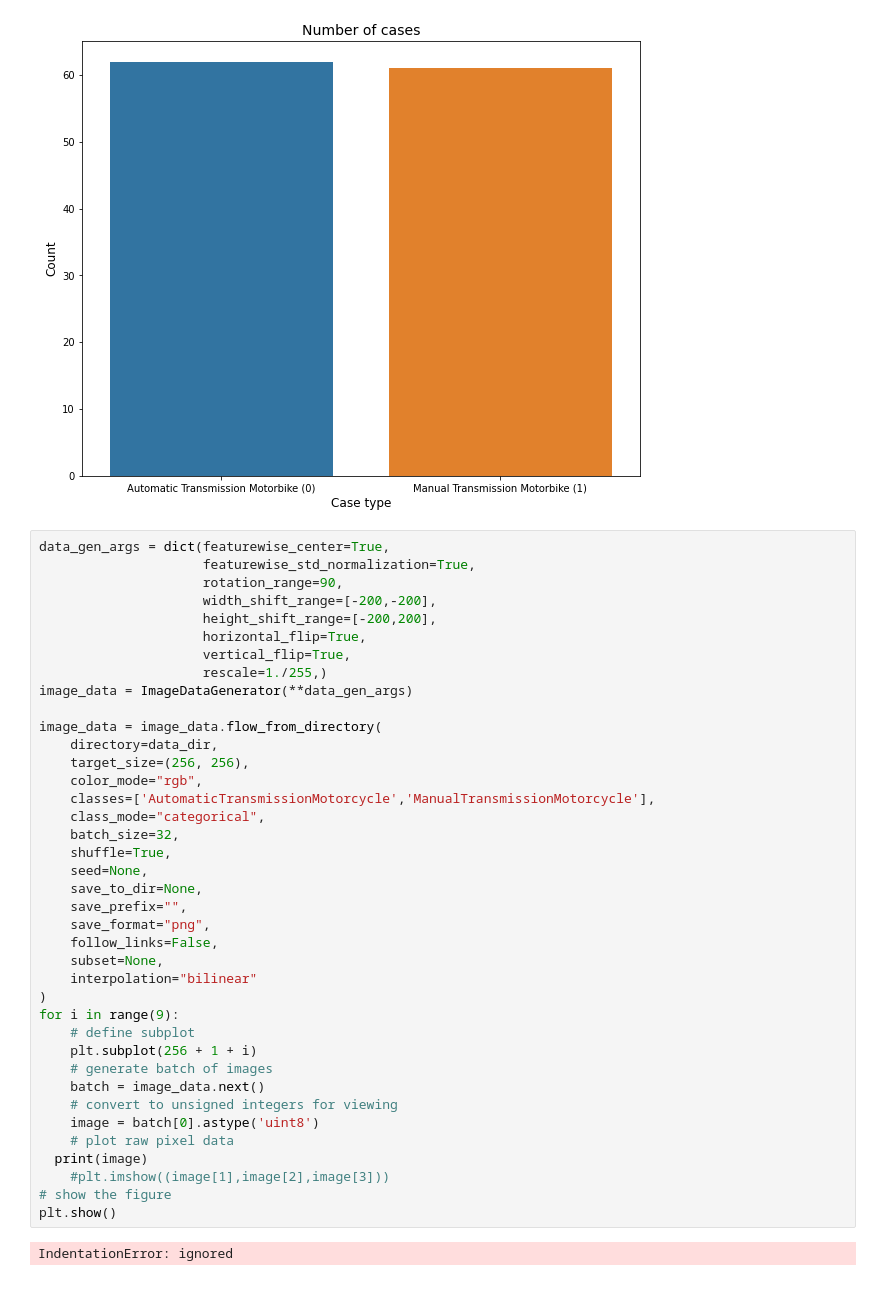
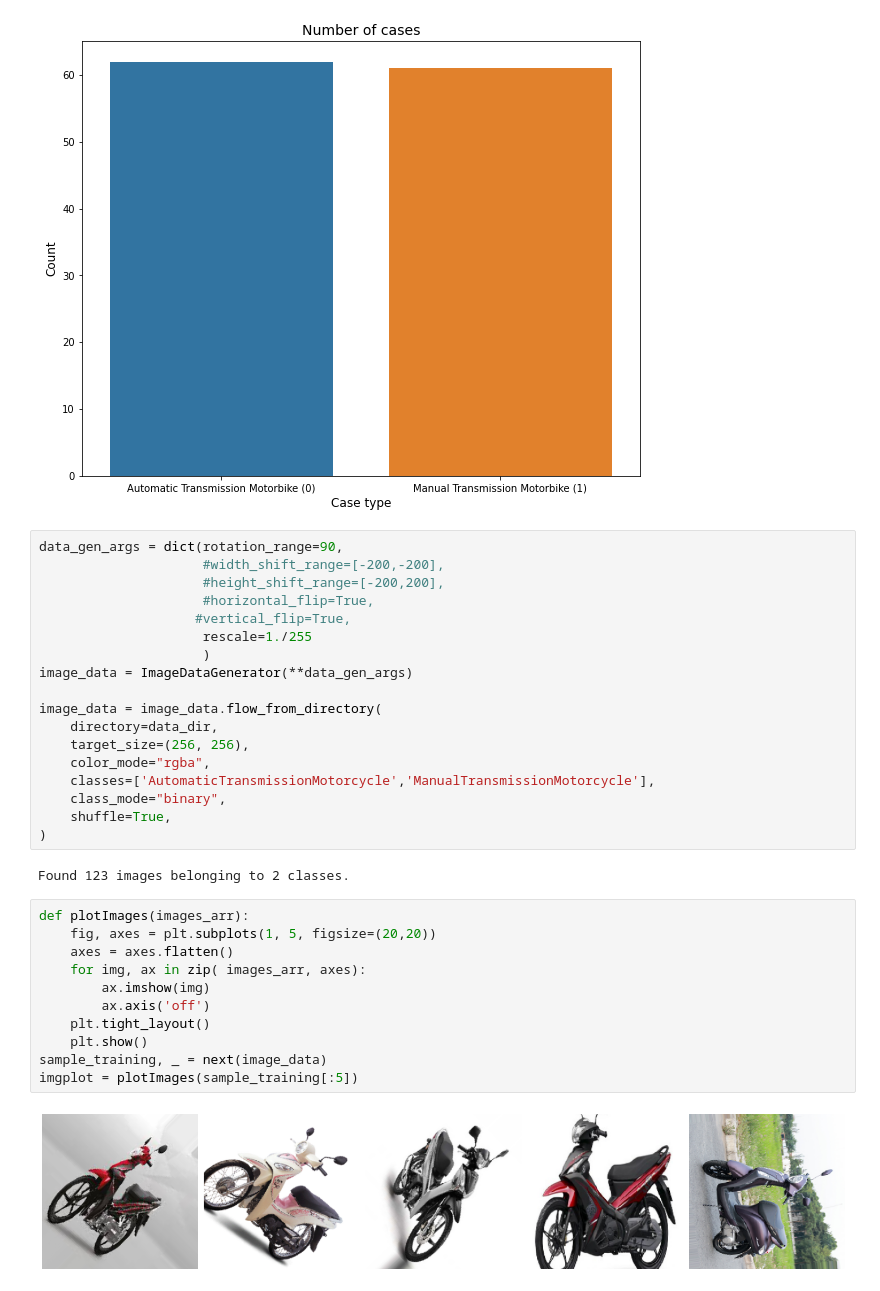
Before and after one commit to KicksxNPQ/CS114.K21.KHTN, a Jupyter notebook: ML_Do_an.ipynb, the cells around one changed output. Cells and saved outputs as stored; diff of their text form.

```diff
--- a/ML_Do_an.ipynb
+++ b/ML_Do_an.ipynb
@@ -138,43 +138,35 @@ plt.show()
 Name: label, dtype: int64
 [figure]
 # %%
-data_gen_args = dict(featurewise_center=True,
-                     featurewise_std_normalization=True,
-                     rotation_range=90,
-                     width_shift_range=[-200,-200],
-                     height_shift_range=[-200,200],
-                     horizontal_flip=True,
-                     vertical_flip=True,
-                     rescale=1./255,)
+data_gen_args = dict(rotation_range=90,
+                     #width_shift_range=[-200,-200],
+                     #height_shift_range=[-200,200],
+                     #horizontal_flip=True,
+                    #vertical_flip=True,
+                     rescale=1./255
+                     )
 image_data = ImageDataGenerator(**data_gen_args)
 
 image_data = image_data.flow_from_directory(
     directory=data_dir,
     target_size=(256, 256),
-    color_mode="rgb",
+    color_mode="rgba",
     classes=['AutomaticTransmissionMotorcycle','ManualTransmissionMotorcycle'],
-    class_mode="categorical",
-    batch_size=32,
+    class_mode="binary",
     shuffle=True,
-    seed=None,
-    save_to_dir=None,
-    save_prefix="",
-    save_format="png",
-    follow_links=False,
-    subset=None,
-    interpolation="bilinear"
 )
-for i in range(9):
-	# define subplot
-	plt.subplot(256 + 1 + i)
-	# generate batch of images
-	batch = image_data.next()
-	# convert to unsigned integers for viewing
-	image = batch[0].astype('uint8')
-	# plot raw pixel data
-  print(image)
-	#plt.imshow((image[1],image[2],image[3]))
-# show the figure
-plt.show()
 # %% [output]
-IndentationError: ignored
+Found 123 images belonging to 2 classes.
+# %%
+def plotImages(images_arr):
+    fig, axes = plt.subplots(1, 5, figsize=(20,20))
+    axes = axes.flatten()
+    for img, ax in zip( images_arr, axes):
+        ax.imshow(img)
+        ax.axis('off')
+    plt.tight_layout()
+    plt.show()
+sample_training, _ = next(image_data)
+imgplot = plotImages(sample_training[:5])
+# %% [output]
+[figure, added]
```
